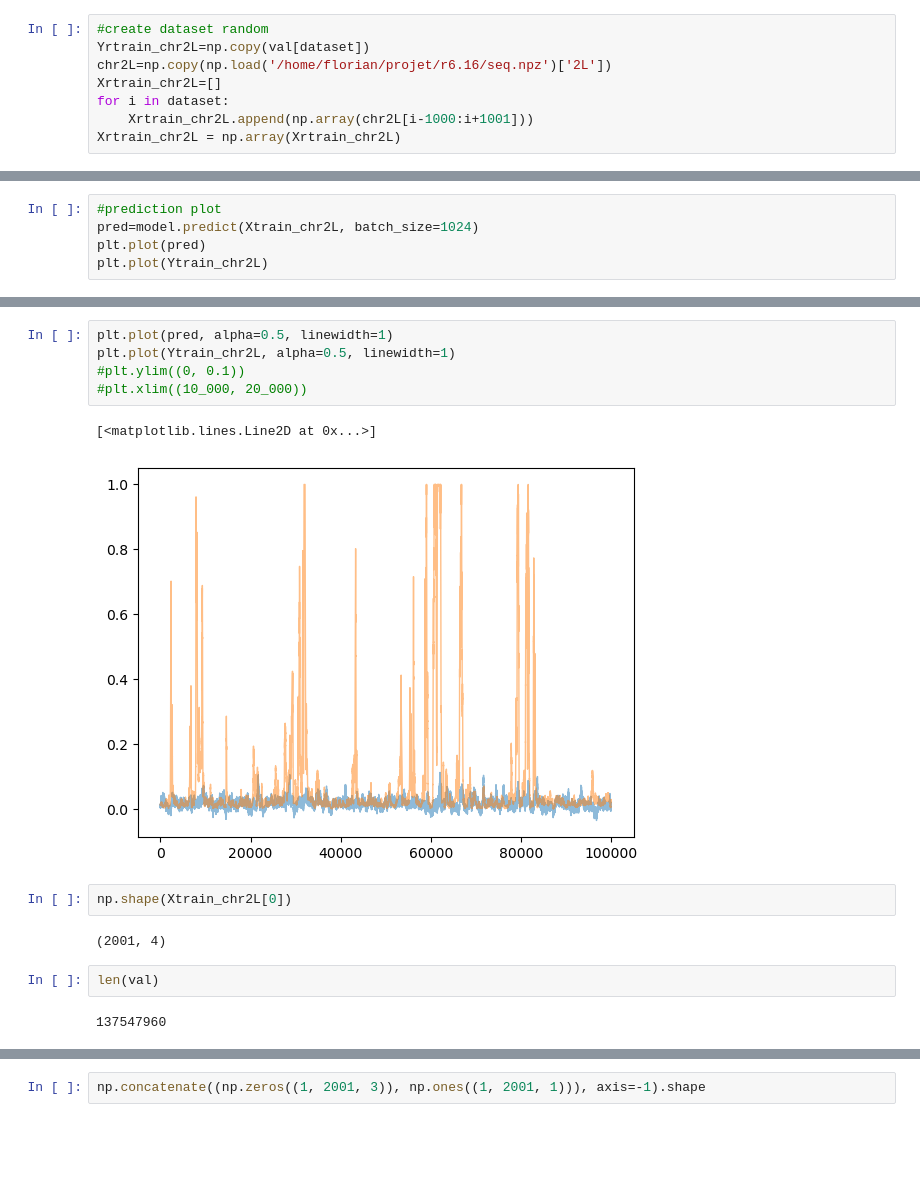
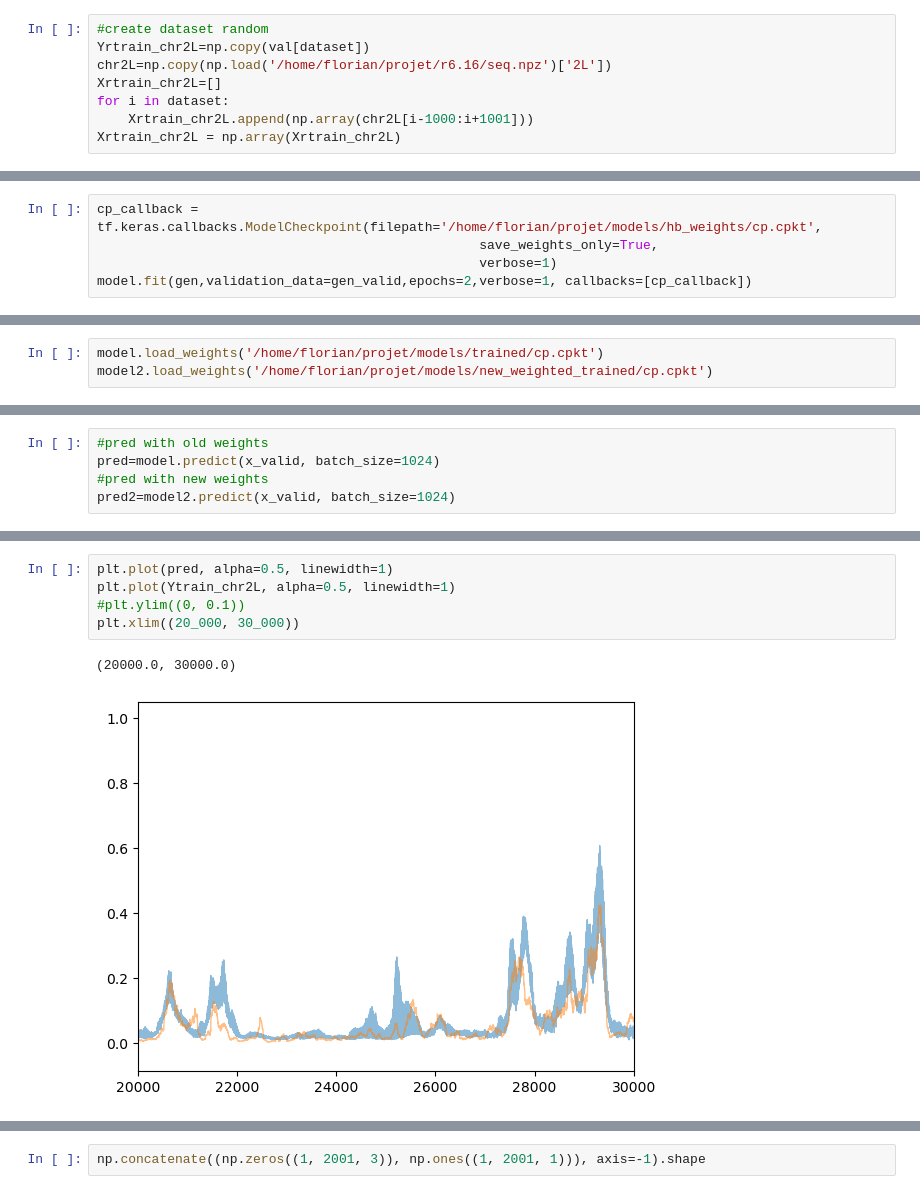
Before and after one commit to floriantilliet/mnhn_internship, a Jupyter notebook: projet1.ipynb, the cells around one changed output, grey strips where cells are left out. Cells and saved outputs as stored; diff of their text form; blank space fills up the shorter version.

Commit message:
added new generator and model saves

```diff
--- a/projet1.ipynb
+++ b/projet1.ipynb
@@ -272,0 +407,5 @@ Epoch 2/2
+# %%
+cp_callback = tf.keras.callbacks.ModelCheckpoint(filepath='/home/florian/projet/models/hb_weights/cp.cpkt',
+                                                 save_weights_only=True,
+                                                 verbose=1)
+model.fit(gen,validation_data=gen_valid,epochs=2,verbose=1, callbacks=[cp_callback])
@@ -272,0 +415,3 @@ Epoch 2/2
+# %%
+model.load_weights('/home/florian/projet/models/trained/cp.cpkt')
+model2.load_weights('/home/florian/projet/models/new_weighted_trained/cp.cpkt')
@@ -272,0 +432,5 @@ Epoch 2/2
+# %%
+#pred with old weights
+pred=model.predict(x_valid, batch_size=1024)
+#pred with new weights
+pred2=model2.predict(x_valid, batch_size=1024)
@@ -281,5 +457,0 @@ len((np.load('/home/florian/projet/r6.16/seq.npz')['2L']))+len(np.load('/home/fl
-# %%
-#prediction plot
-pred=model.predict(Xtrain_chr2L, batch_size=1024)
-plt.plot(pred)
-plt.plot(Ytrain_chr2L)
@@ -290,19 +458,11 @@ plt.plot(Ytrain_chr2L)
 # %%
 plt.plot(pred, alpha=0.5, linewidth=1)
 plt.plot(Ytrain_chr2L, alpha=0.5, linewidth=1)
 #plt.ylim((0, 0.1))
-#plt.xlim((10_000, 20_000))
+plt.xlim((20_000, 30_000))
 # %% [output]
-[<matplotlib.lines.Line2D at 0x...>]
+(20000.0, 30000.0)
-[figure, old version]
+[figure, new version]
-# %%
-np.shape(Xtrain_chr2L[0])
-# %% [output]
-(2001, 4)
-# %%
-len(val)
-# %% [output]
-137547960
 # %%
 for i in range(10):
     print(len(val[(0.1*i < val) & (val < 0.1*(i+1))]))
```
Also changed, not shown: parts of 38 cells of this notebook.
